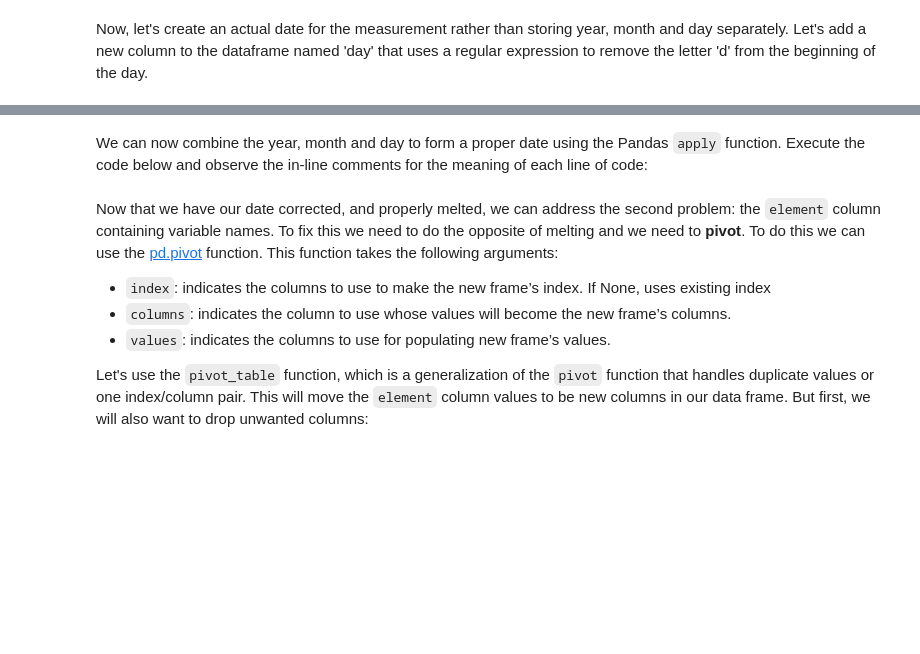
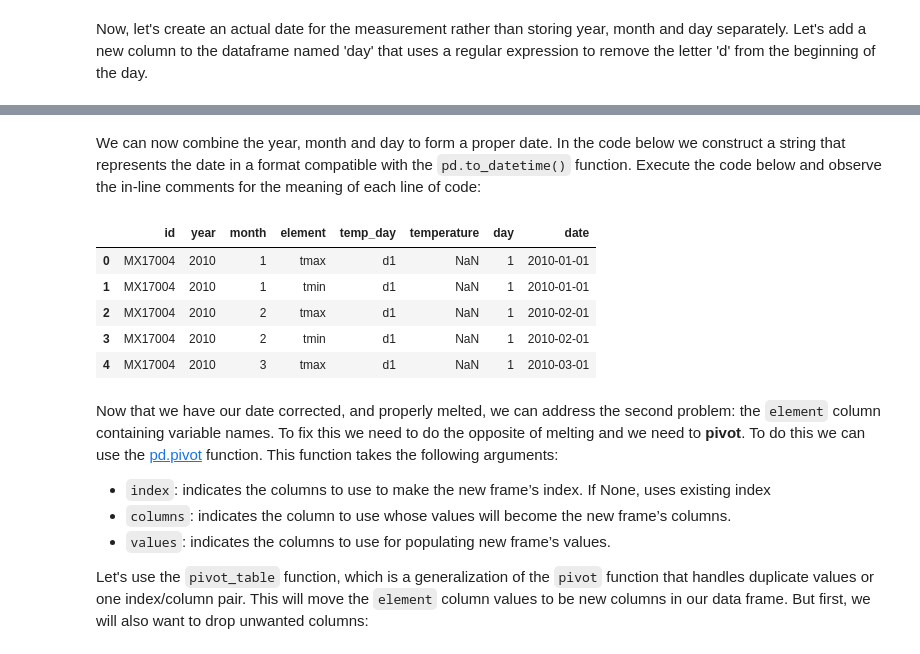
Before and after one commit to spficklin/Data-Analytics-With-Python, a Jupyter notebook: Module2-Data_Analytics/A05-Tidy_Data.ipynb, the cells around one changed output, grey strips where cells are left out. Cells and saved outputs as stored; diff of their text form; code cells hidden in the pictures; blank space fills up the shorter version.

```diff
--- a/Module2-Data_Analytics/A05-Tidy_Data.ipynb
+++ b/Module2-Data_Analytics/A05-Tidy_Data.ipynb
@@ -276,28 +376,19 @@ melted_weather.head(10)
 # %% [markdown]
-We can now combine the year, month and day to form a proper date using the Pandas `apply` function. Execute the code below and observe the in-line comments for the meaning of each line of code:
+We can now combine the year, month and day to form a proper date. In the code below we construct a string that represents the date in a format compatible with the `pd.to_datetime()` function.  Execute the code below and observe the in-line comments for the meaning of each line of code:
-# %%
-# Import the datetime library.
-import datetime
-
-# Our year, month, and day columns must be numeric. Currently they are
-# strings. We can use the Pandas "apply" function to convert these columns.
-melted_weather[["year", "month", "day"]] = melted_weather[["year", "month", "day"]].apply(pd.to_numeric)
-
-# Convert temperature to numeric as well
-melted_weather[["temperature"]] = melted_weather[["temperature"]].apply(pd.to_numeric)
-
-# We want to use the Python datetime function to cobmine the year, month and day
-# into a proper date. In Python this is a datetime object, not a string. So, we
-# need to use the apply function, just like above, to convert the dates. We'll
-# create a simple little function that we'll use to apply the datetime change.
-def create_date(row):
-    return datetime.datetime(year=row["year"], month=int(row["month"]), day=row["day"])
-
-# Apply the create_date function to each row of our data frame for the "date" column.
-melted_weather["date"] = melted_weather.apply(lambda row: create_date(row), axis=1)
-
-# Now take a look!
-melted_weather.head(10)
+# %%
+melted_weather["date"] = pd.to_datetime(
+    melted_weather['year'].astype(str) + "-"
+    + melted_weather['month'].astype(str) + "-"
+    + melted_weather['day'].astype(str))
+
+melted_weather.head()
+# %% [output]
+|  | id | year | month | element | temp_day | temperature | day | date |
+| 0 | MX17004 | 2010 | 1 | tmax | d1 | NaN | 1 | 2010-01-01 |
+| 1 | MX17004 | 2010 | 1 | tmin | d1 | NaN | 1 | 2010-01-01 |
+| 2 | MX17004 | 2010 | 2 | tmax | d1 | NaN | 1 | 2010-02-01 |
+| 3 | MX17004 | 2010 | 2 | tmin | d1 | NaN | 1 | 2010-02-01 |
+| 4 | MX17004 | 2010 | 3 | tmax | d1 | NaN | 1 | 2010-03-01 |
 # %% [markdown]
 Now that we have our date corrected, and properly melted, we can address the second problem: the `element` column containing variable names.  To fix this we need to do the opposite of melting and we need to **pivot**.  To do this we can use the [pd.pivot](https://pandas.pydata.org/pandas-docs/stable/reference/api/pandas.DataFrame.pivot.html) function.  This function takes the following arguments:
 
```
Also changed, not shown: parts of 18 cells of this notebook.
